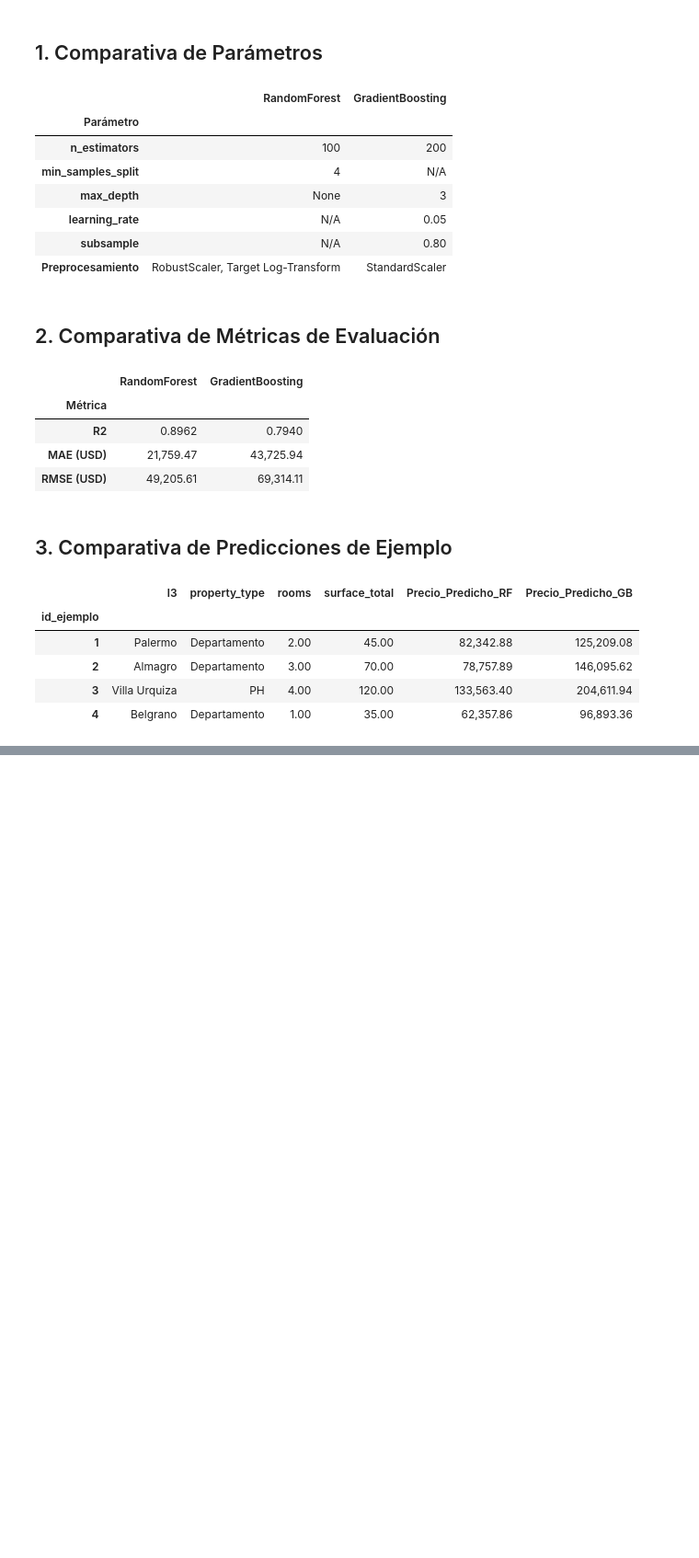
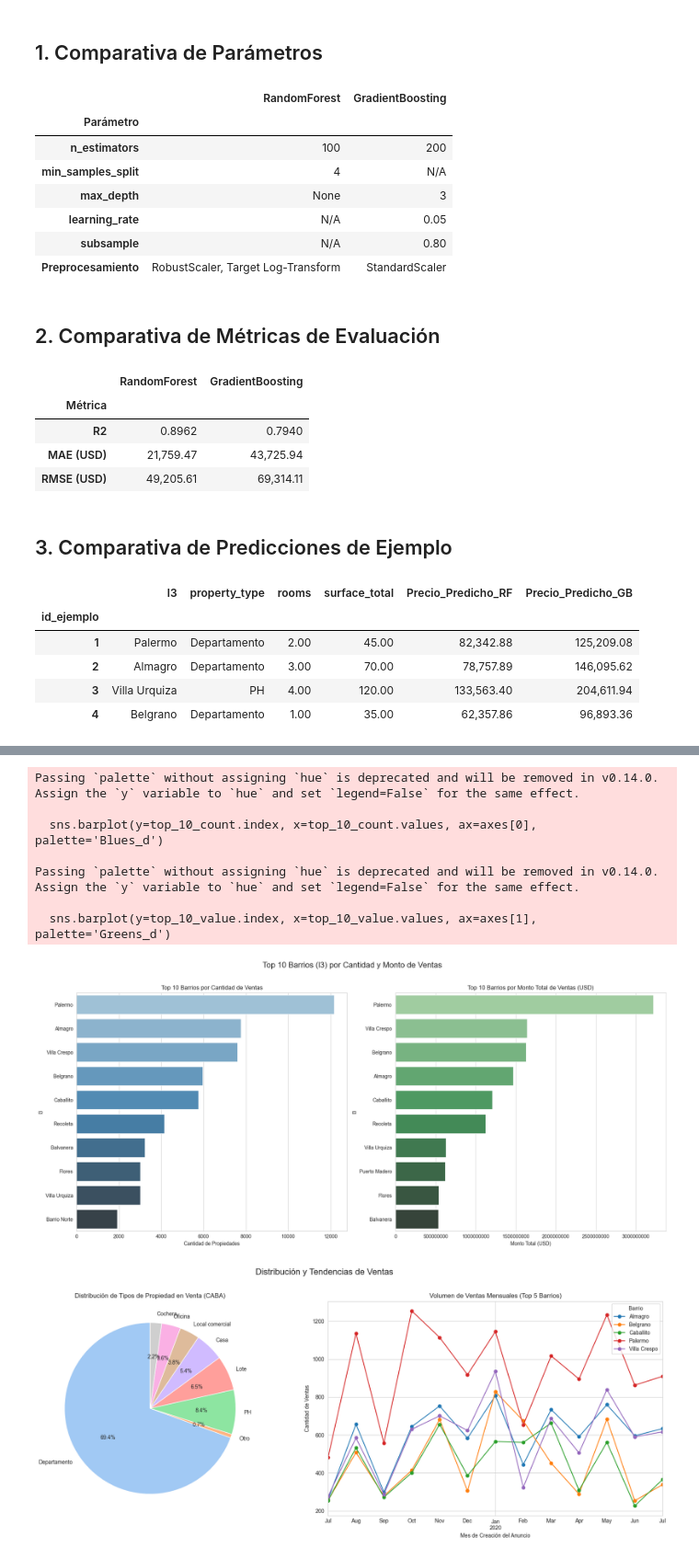
Before and after one commit to Pau-c/calculAR-propiedad, a Jupyter notebook: load_save_db.ipynb, the cells around one changed output, grey strips where cells are left out. Shown at 92% size. Drawn from its saved outputs; the diff is of its cells as text; code cells hidden in the pictures; blank space fills up the shorter version.

Commit message:
feat(nuevas celdas de graficos (eda) y del negocio):

```diff
--- a/load_save_db.ipynb
+++ b/load_save_db.ipynb
@@ -1134,0 +1366,71 @@ Modelos y métricas cargados con éxito.
+# %%
+# --- Celda: Análisis de Negocio (Capital Federal) ---
+
+import matplotlib.pyplot as plt
+import seaborn as sns
+import numpy as np
+import pandas as pd
+from IPython.display import display, HTML
+
+display(HTML("<h2>Análisis de Negocio (Capital Federal)</h2>"))
+sns.set_style("whitegrid")
+
+try:
+    biz_df = df[
+        (df['operation_type'] == 'Venta') &
+        (df['currency'] == 'USD') &
+        (df['price_period'].isnull())
+    ].copy()
+
+    display(HTML(f"<h3>Análisis basado en {len(biz_df)} ventas en USD en Capital Federal</h3>"))
+
+    fig, axes = plt.subplots(1, 2, figsize=(18, 8))
+    fig.suptitle("Top 10 Barrios (l3) por Cantidad y Monto de Ventas", fontsize=16, y=1.02)
+
+    top_10_count = biz_df['l3'].value_counts().nlargest(10)
+    sns.barplot(y=top_10_count.index, x=top_10_count.values, ax=axes[0], palette='Blues_d')
+    axes[0].set_title("Top 10 Barrios por Cantidad de Ventas")
+    axes[0].set_xlabel("Cantidad de Propiedades")
+
+    top_10_value = biz_df.groupby('l3')['price'].sum().nlargest(10)
+    sns.barplot(y=top_10_value.index, x=top_10_value.values, ax=axes[1], palette='Greens_d')
+    axes[1].set_title("Top 10 Barrios por Monto Total de Ventas (USD)")
+    axes[1].set_xlabel("Monto Total (USD)")
+    axes[1].ticklabel_format(style='plain', axis='x')
+
+    plt.tight_layout()
+    plt.show()
+
+    fig, axes = plt.subplots(1, 2, figsize=(18, 7))
+    fig.suptitle("Distribución y Tendencias de Ventas", fontsize=16, y=1.02)
+
+    prop_counts = biz_df['property_type'].value_counts()
+    prop_counts_main = prop_counts[prop_counts > prop_counts.sum() * 0.01]
+    prop_counts_main['Otro'] = prop_counts[prop_counts <= prop_counts.sum() * 0.01].sum()
+
+    axes[0].pie(prop_counts_main.values, labels=prop_counts_main.index, autopct='%1.1f%%',
+              startangle=90, colors=sns.color_palette('pastel'))
+    axes[0].set_title("Distribución de Tipos de Propiedad en Venta (CABA)")
+
+    biz_df['sale_month'] = pd.to_datetime(biz_df['created_on']).dt.to_period('M')
+
+    top_5_barrios = top_10_count.index[:5].tolist()
+
+    monthly_data = biz_df[biz_df['l3'].isin(top_5_barrios)]
+
+    monthly_pivot = monthly_data.groupby(['sale_month', 'l3']).size().unstack()
+
+    monthly_pivot.plot(kind='line', ax=axes[1], marker='o')
+    axes[1].set_title("Volumen de Ventas Mensuales (Top 5 Barrios)")
+    axes[1].set_xlabel("Mes de Creación del Anuncio")
+    axes[1].set_ylabel("Cantidad de Ventas")
+    axes[1].legend(title='Barrio')
+
+    plt.tight_layout()
+    plt.show()
+
+except KeyError as e:
+    display(HTML(f"<p style='color:red;'><b>Error:</b> No se encontró la columna {e}.</p>"))
+except Exception as e:
+    display(HTML(f"<p style='color:red;'><b>Ocurrió un error:</b> {e}</p>"))
+# %% [output]
@@ -1134,0 +1439,9 @@ Modelos y métricas cargados con éxito.
+Passing `palette` without assigning `hue` is deprecated and will be removed in v0.14.0. Assign the `y` variable to `hue` and set `legend=False` for the same effect.
+
+  sns.barplot(y=top_10_count.index, x=top_10_count.values, ax=axes[0], palette='Blues_d')
+
+Passing `palette` without assigning `hue` is deprecated and will be removed in v0.14.0. Assign the `y` variable to `hue` and set `legend=False` for the same effect.
+
+  sns.barplot(y=top_10_value.index, x=top_10_value.values, ax=axes[1], palette='Greens_d')
+[figure, added]
+[figure, added]
```
Also changed, not shown: parts of 8 cells of this notebook.
